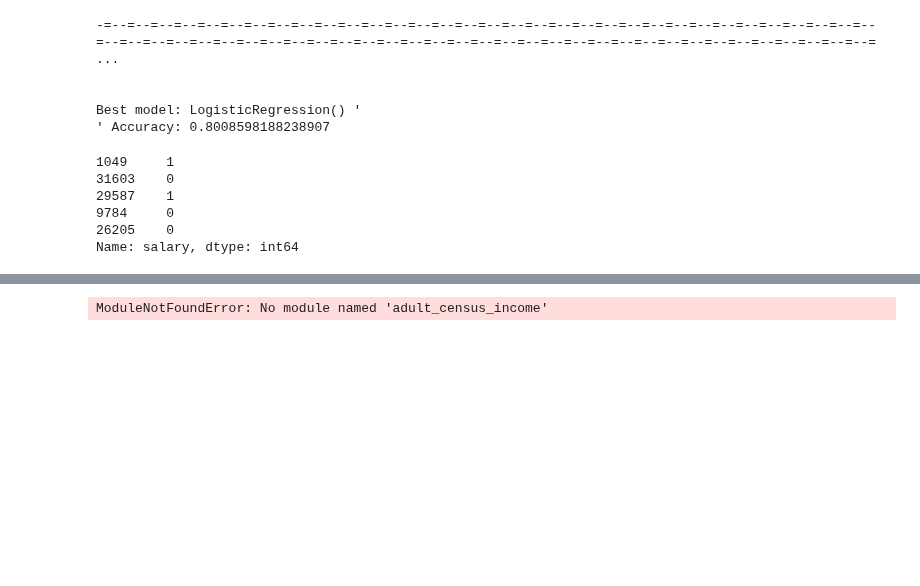
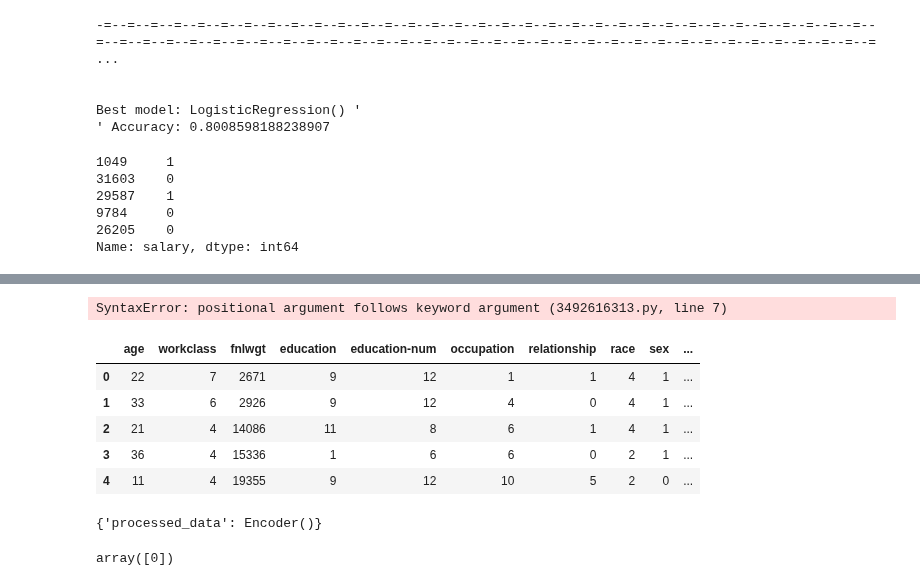
Before and after one commit to RSC007/Adult-Census-Income-Prediction, a Jupyter notebook: notebook/EDA.ipynb, the cells around one changed output, grey strips where cells are left out. Drawn from its saved outputs; the diff is of its cells as text; code cells hidden in the pictures; blank space fills up the shorter version.

Commit message:
model saved success fully and trained well

```diff
--- a/notebook/EDA.ipynb
+++ b/notebook/EDA.ipynb
@@ -299,4 +297,0 @@ ModuleNotFoundError: No module named 'adult_census_income'
-# %%
-pickled_model = pickle.load(open(file=mode_pickle_file_path, mode='rb'))
-# %% [output]
-ModuleNotFoundError: No module named 'adult_census_income'
@@ -302,0 +307,41 @@ ModuleNotFoundError: No module named 'adult_census_income'
+# %%
+from sklearn.base import BaseEstimator,TransformerMixin
+
+
+class Encoder(BaseEstimator,TransformerMixin):
+    def __init__(self, columns=None) -> None:
+        self.columns = columns
+
+    def fit(self, X, y=None):
+        return self
+
+    def transform(self, X, y=None):
+        le = LabelEncoder()
+        generated_feature = X.copy()
+
+        for column in generated_feature.columns:
+            if column in ["salary", "marital-status"]:
+                generated_feature.drop(columns=[column], axis=1, inplace=True)
+            else:
+                generated_feature[column] = le.fit_transform(generated_feature[column])
+
+        return generated_feature
+# %%
+from sklearn.pipeline import Pipeline
+
+preprocessed_object = Pipeline(steps=[
+    ("processed_data", Encoder())
+])
+
+train_arr = preprocessed_object.fit_transform(X=adult_census_income_df.drop(["salary", "marital-status"], axis=1))
+# %% [output]
+SyntaxError: positional argument follows keyword argument (3492616313.py, line 7)
+# %%
+train_arr.head()
+# %% [output]
+|  | age | workclass | fnlwgt | education | education-num | occupation | relationship | race | sex | ... |
+| 0 | 22 | 7 | 2671 | 9 | 12 | 1 | 1 | 4 | 1 | ... |
+| 1 | 33 | 6 | 2926 | 9 | 12 | 4 | 0 | 4 | 1 | ... |
+| 2 | 21 | 4 | 14086 | 11 | 8 | 6 | 1 | 4 | 1 | ... |
+| 3 | 36 | 4 | 15336 | 1 | 6 | 6 | 0 | 2 | 1 | ... |
+| 4 | 11 | 4 | 19355 | 9 | 12 | 10 | 5 | 2 | 0 | ... |
@@ -302,0 +352,6 @@ ModuleNotFoundError: No module named 'adult_census_income'
+# %%
+input_data = pre_preocessed_object.fit(adult_census_income_df.loc[8].drop(columns=[["salary", "marital-status"]], axis=1))
+
+pre_preocessed_object.named_steps
+# %% [output]
+{'processed_data': Encoder()}
@@ -302,0 +363,4 @@ ModuleNotFoundError: No module named 'adult_census_income'
+# %%
+predict
+# %% [output]
+array([0])
```
Also changed, not shown: parts of 10 cells of this notebook, 11 other files.
